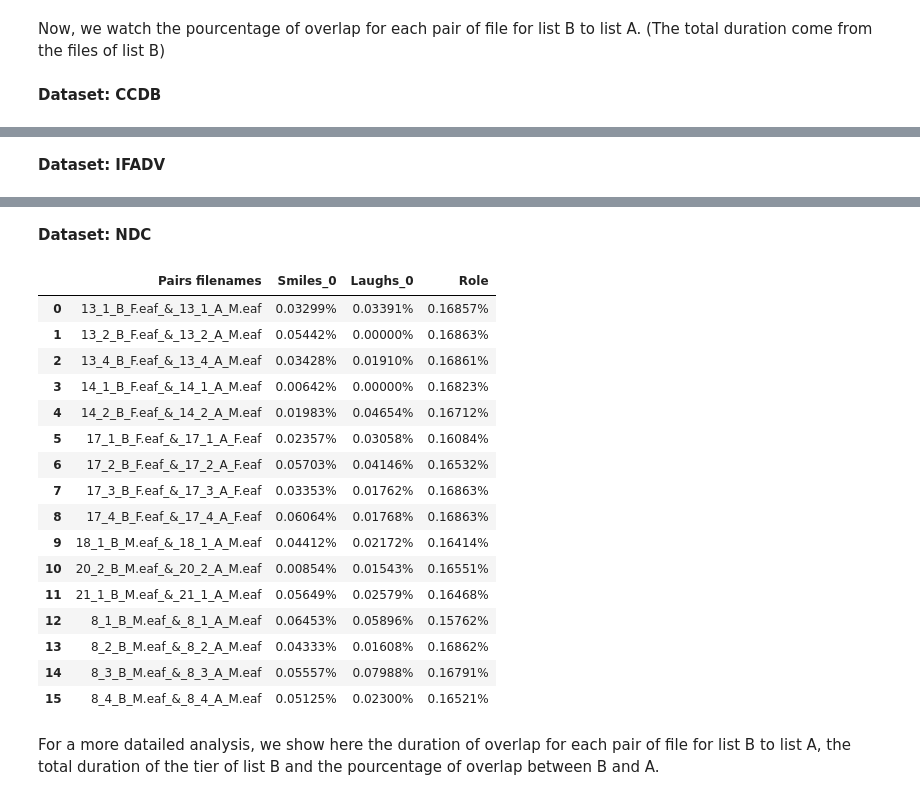
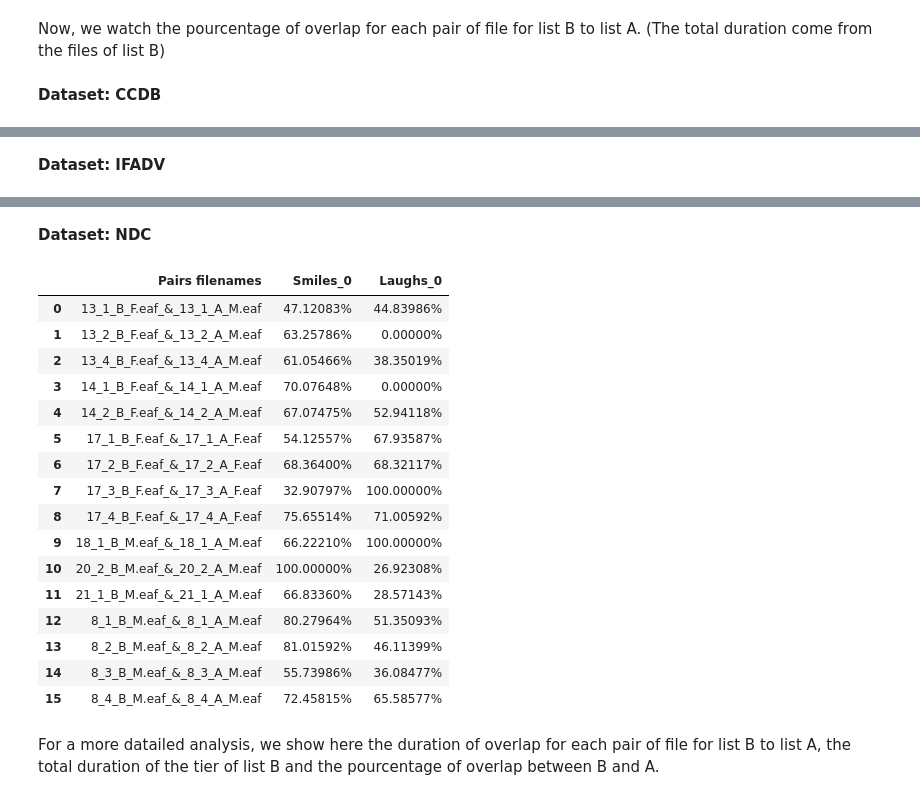
Before and after one commit to LucileVincent/S-L-Dynamics-Analysis, a Jupyter notebook: Overlapping_analysis.ipynb, the cells around one changed output, grey strips where cells are left out. Saved outputs shown, nothing was run; the diff lists cells and outputs as text; code cells hidden in the pictures.

```diff
--- a/Overlapping_analysis.ipynb
+++ b/Overlapping_analysis.ipynb
@@ -35,7 +35,6 @@ for i, database in enumerate(databases_name):
         for i in range(0, len(databases_list), 2):
             filepath_A = databases_list[i]
             filepath_B = databases_list[i+1]
-            pair_name = f"Pair {i//2 + 1}"
             pair_file_A = os.path.basename(filepath_A)
             pair_file_B = os.path.basename(filepath_B)
 
@@ -43,7 +42,7 @@ for i, database in enumerate(databases_name):
                 pair_name = f"{pair_file_A}_&_{pair_file_B}"
 
             pair_dict = {}
-            for tier in expressions + ["Role"]:
+            for tier in expressions:
                 lstA_tier = get_tier_from_file(filepath_A, tier)
                 lstB_tier = get_tier_from_file(filepath_B, tier)
 
@@ -74,9 +73,20 @@ for database, dataset_dict in overlapping_segments_dict.items():
             if not segments:
                 percentage = 0
             else:
-                overlapping_duration = sum(segment[1] - segment[0] for segment in segments)
-                total_duration = sum(max(segment[1] for segment in segments) for segment in lstA[tier])
-                percentage = (overlapping_duration / total_duration) * 100
+                total_duration = 0
+                overlap_duration = 0
+                for segmentA, segmentB in segments.items():
+                    total_duration += segmentA[1] - segmentA[0]
+                    for seg in segmentB:
+                        if seg[0] > segmentA[0] and seg[1] < segmentA[1]:
+                            overlap_duration += seg[1] - seg[0]
+                        elif seg[0] < segmentA[0] and seg[1] > segmentA[1]:
+                            overlap_duration += segmentA[1] - segmentA[0]
+                        elif seg[0] < segmentA[0] and seg[1] < segmentA[1]:
+                            overlap_duration += seg[1] - segmentA[0]
+                        elif seg[0] > segmentA[0] and seg[1] > segmentA[1]:
+                            overlap_duration += segmentA[1] - seg[0]
+                percentage = overlap_duration / total_duration * 100
             percentages[tier] = percentage
 
         data.append({'Pairs filenames': pair_name, **percentages})
@@ -270,7 +295,7 @@ for i, database in enumerate(databases_name):
                 pair_name = f"{pair_file_A}_&_{pair_file_B}"
 
             pair_dict = {}
-            for tier in expressions + ["Role"]:
+            for tier in expressions:
                 lstA_tier = get_tier_from_file(filepath_A, tier)
                 lstB_tier = get_tier_from_file(filepath_B, tier)
 
@@ -301,9 +326,20 @@ for database, dataset_dict in overlapping_segments_dict.items():
             if not segments:
                 percentage = 0
             else:
-                overlapping_duration = sum(segment[1] - segment[0] for segment in segments)
-                total_duration = sum(max(segment[1] for segment in segments) for segment in lstA[tier])
-                percentage = (overlapping_duration / total_duration) * 100
+                total_duration = 0
+                overlap_duration = 0
+                for segmentA, segmentB in segments.items():
+                    total_duration += segmentA[1] - segmentA[0]
+                    for seg in segmentB:
+                        if seg[0] > segmentA[0] and seg[1] < segmentA[1]:
+                            overlap_duration += seg[1] - seg[0]
+                        elif seg[0] < segmentA[0] and seg[1] > segmentA[1]:
+                            overlap_duration += segmentA[1] - segmentA[0]
+                        elif seg[0] < segmentA[0] and seg[1] < segmentA[1]:
+                            overlap_duration += seg[1] - segmentA[0]
+                        elif seg[0] > segmentA[0] and seg[1] > segmentA[1]:
+                            overlap_duration += segmentA[1] - seg[0]
+                percentage = overlap_duration / total_duration * 100
             percentages[tier] = percentage
 
         data.append({'Pairs filenames': pair_name, **percentages})
@@ -338,21 +374,21 @@ for database, df in dataframes.items():
 **Dataset: NDC**
-|  | Pairs filenames | Smiles_0 | Laughs_0 | Role |
-| 0 | 13_1_B_F.eaf_&_13_1_A_M.eaf | 0.03299% | 0.03391% | 0.16857% |
-| 1 | 13_2_B_F.eaf_&_13_2_A_M.eaf | 0.05442% | 0.00000% | 0.16863% |
-| 2 | 13_4_B_F.eaf_&_13_4_A_M.eaf | 0.03428% | 0.01910% | 0.16861% |
-| 3 | 14_1_B_F.eaf_&_14_1_A_M.eaf | 0.00642% | 0.00000% | 0.16823% |
-| 4 | 14_2_B_F.eaf_&_14_2_A_M.eaf | 0.01983% | 0.04654% | 0.16712% |
-| 5 | 17_1_B_F.eaf_&_17_1_A_F.eaf | 0.02357% | 0.03058% | 0.16084% |
-| 6 | 17_2_B_F.eaf_&_17_2_A_F.eaf | 0.05703% | 0.04146% | 0.16532% |
-| 7 | 17_3_B_F.eaf_&_17_3_A_F.eaf | 0.03353% | 0.01762% | 0.16863% |
-| 8 | 17_4_B_F.eaf_&_17_4_A_F.eaf | 0.06064% | 0.01768% | 0.16863% |
-| 9 | 18_1_B_M.eaf_&_18_1_A_M.eaf | 0.04412% | 0.02172% | 0.16414% |
-| 10 | 20_2_B_M.eaf_&_20_2_A_M.eaf | 0.00854% | 0.01543% | 0.16551% |
-| 11 | 21_1_B_M.eaf_&_21_1_A_M.eaf | 0.05649% | 0.02579% | 0.16468% |
-| 12 | 8_1_B_M.eaf_&_8_1_A_M.eaf | 0.06453% | 0.05896% | 0.15762% |
-| 13 | 8_2_B_M.eaf_&_8_2_A_M.eaf | 0.04333% | 0.01608% | 0.16862% |
-| 14 | 8_3_B_M.eaf_&_8_3_A_M.eaf | 0.05557% | 0.07988% | 0.16791% |
-| 15 | 8_4_B_M.eaf_&_8_4_A_M.eaf | 0.05125% | 0.02300% | 0.16521% |
+|  | Pairs filenames | Smiles_0 | Laughs_0 |
+| 0 | 13_1_B_F.eaf_&_13_1_A_M.eaf | 47.12083% | 44.83986% |
+| 1 | 13_2_B_F.eaf_&_13_2_A_M.eaf | 63.25786% | 0.00000% |
+| 2 | 13_4_B_F.eaf_&_13_4_A_M.eaf | 61.05466% | 38.35019% |
+| 3 | 14_1_B_F.eaf_&_14_1_A_M.eaf | 70.07648% | 0.00000% |
+| 4 | 14_2_B_F.eaf_&_14_2_A_M.eaf | 67.07475% | 52.94118% |
+| 5 | 17_1_B_F.eaf_&_17_1_A_F.eaf | 54.12557% | 67.93587% |
+| 6 | 17_2_B_F.eaf_&_17_2_A_F.eaf | 68.36400% | 68.32117% |
+| 7 | 17_3_B_F.eaf_&_17_3_A_F.eaf | 32.90797% | 100.00000% |
+| 8 | 17_4_B_F.eaf_&_17_4_A_F.eaf | 75.65514% | 71.00592% |
+| 9 | 18_1_B_M.eaf_&_18_1_A_M.eaf | 66.22210% | 100.00000% |
+| 10 | 20_2_B_M.eaf_&_20_2_A_M.eaf | 100.00000% | 26.92308% |
+| 11 | 21_1_B_M.eaf_&_21_1_A_M.eaf | 66.83360% | 28.57143% |
+| 12 | 8_1_B_M.eaf_&_8_1_A_M.eaf | 80.27964% | 51.35093% |
+| 13 | 8_2_B_M.eaf_&_8_2_A_M.eaf | 81.01592% | 46.11399% |
+| 14 | 8_3_B_M.eaf_&_8_3_A_M.eaf | 55.73986% | 36.08477% |
+| 15 | 8_4_B_M.eaf_&_8_4_A_M.eaf | 72.45815% | 65.58577% |
 # %% [markdown]
 For a more datailed analysis, we show here the duration of overlap for each pair of file for list B to list A, the total duration of the tier of list B and the pourcentage of overlap between B and A.
 # %%
```
Also changed, not shown: parts of 14 cells of this notebook, 1 other file.
